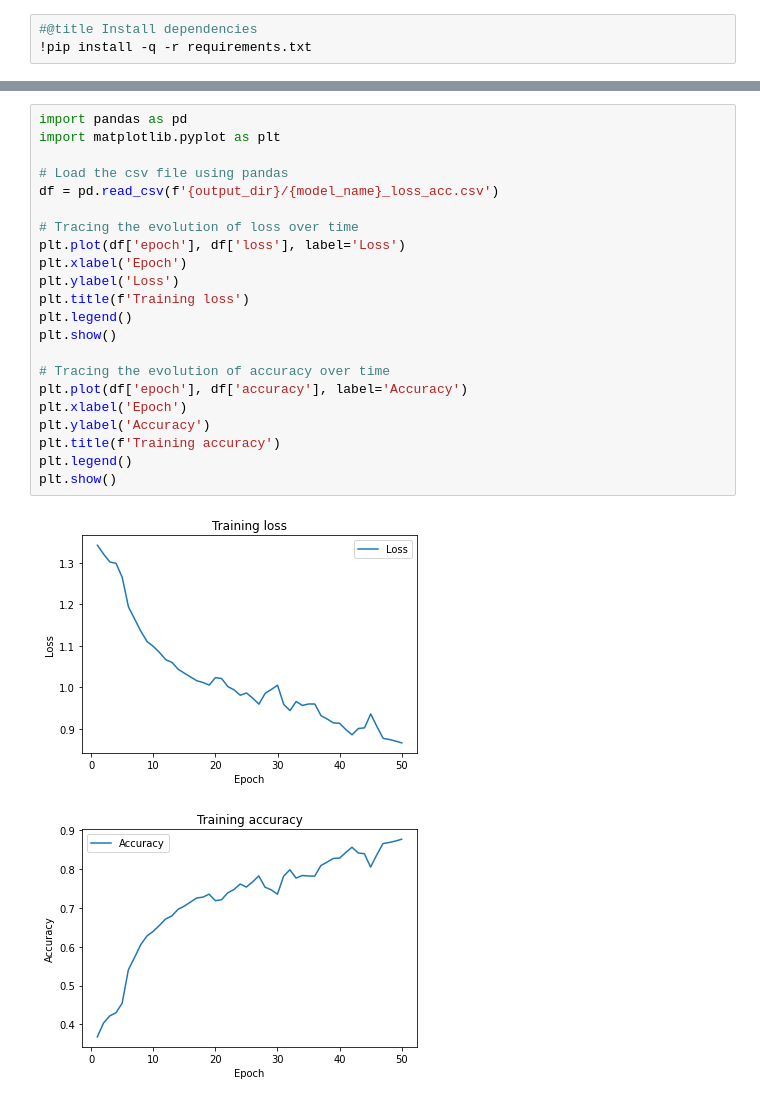
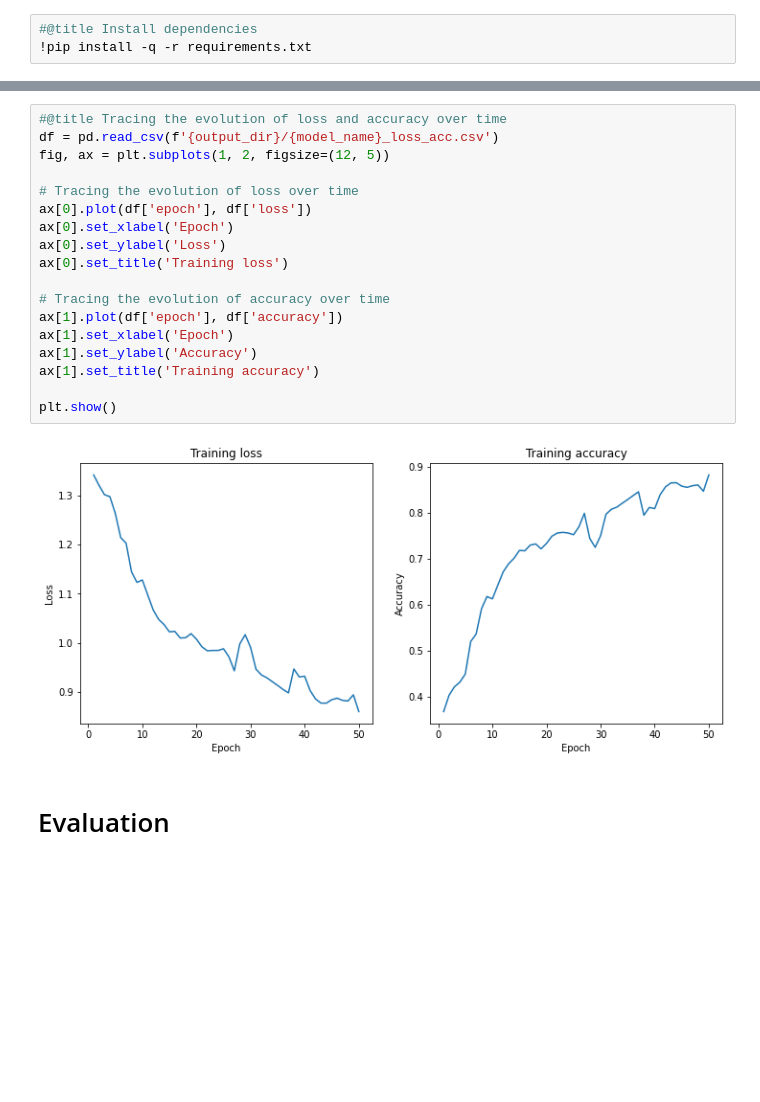
Before and after one commit to EstebanVincent/Convolutions-Vision-Transformers, a Jupyter notebook: Submission.ipynb, the cells around one changed output, grey strips where cells are left out. Drawn from its saved outputs; the diff is of its cells as text; blank space fills up the shorter version.

Commit message:
Update Notebook + change image

```diff
--- a/Submission.ipynb
+++ b/Submission.ipynb
@@ -65,28 +101,25 @@ Epoch 50 training loss: 0.866 accuracy: 0.877
 # %%
-import pandas as pd
-import matplotlib.pyplot as plt
-
-# Load the csv file using pandas
+#@title Tracing the evolution of loss and accuracy over time
 df = pd.read_csv(f'{output_dir}/{model_name}_loss_acc.csv')
+fig, ax = plt.subplots(1, 2, figsize=(12, 5))
 
 # Tracing the evolution of loss over time
-plt.plot(df['epoch'], df['loss'], label='Loss')
-plt.xlabel('Epoch')
-plt.ylabel('Loss')
-plt.title(f'Training loss')
-plt.legend()
-plt.show()
+ax[0].plot(df['epoch'], df['loss'])
+ax[0].set_xlabel('Epoch')
+ax[0].set_ylabel('Loss')
+ax[0].set_title('Training loss')
 
 # Tracing the evolution of accuracy over time
-plt.plot(df['epoch'], df['accuracy'], label='Accuracy')
-plt.xlabel('Epoch')
-plt.ylabel('Accuracy')
-plt.title(f'Training accuracy')
-plt.legend()
+ax[1].plot(df['epoch'], df['accuracy'])
+ax[1].set_xlabel('Epoch')
+ax[1].set_ylabel('Accuracy')
+ax[1].set_title('Training accuracy')
+
 plt.show()
 # %% [output]
-[figure, old version]
+[figure, new version]
-[figure, removed]
+# %% [markdown]
+# Evaluation
 # %%
 #@title Evaluate the model
 !python main.py --evaluate                      \
```
Also changed, not shown: parts of 16 cells of this notebook, 2 other files.
